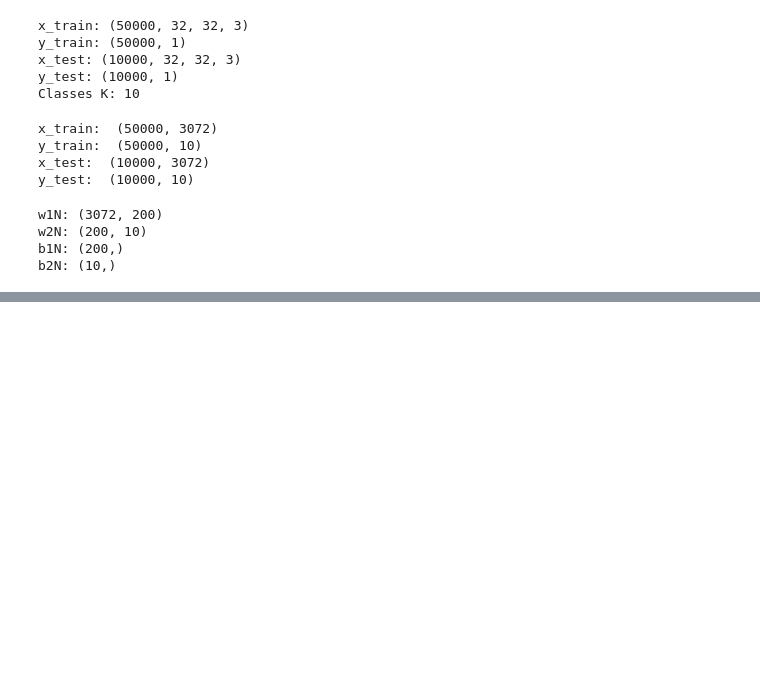
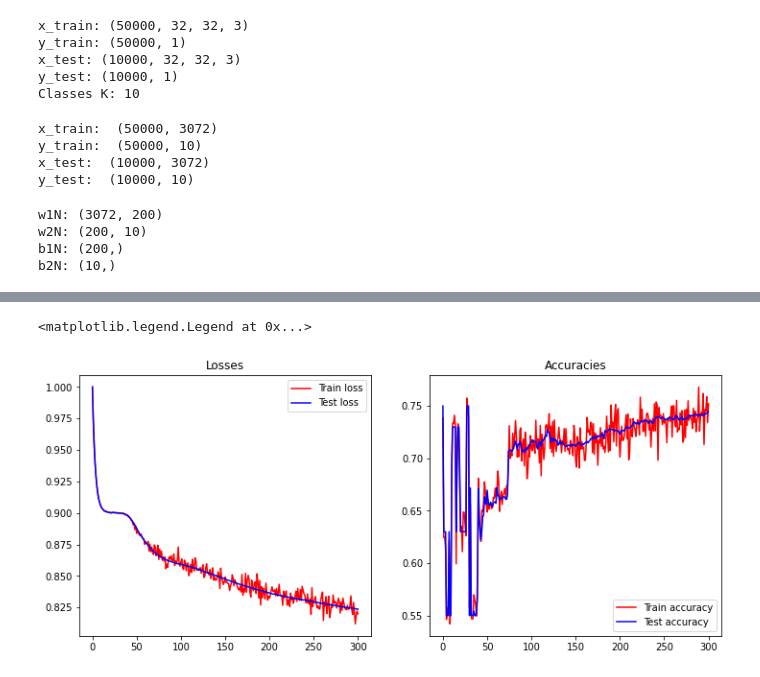
Before and after one commit to DilmiCaldera/Classification-Model-for-CIFAR10, a Jupyter notebook: A04_code.ipynb, the cells around one changed output, grey strips where cells are left out. Saved outputs shown, nothing was run; the diff lists cells and outputs as text; code cells hidden in the pictures; blank space fills up the shorter version.

```diff
--- a/A04_code.ipynb
+++ b/A04_code.ipynb
@@ -330,0 +338,6 @@ axes[1].legend(['Train accuracy','Test accuracy'])
+# %%
+batch_size = 500
+lr = 1.4e-3     #learning rate,alpha
+lr_decay= 0.999
+reg = 5e-6      #regularization parameter,lamda
+w1N,b1N,w2N,b2N,loss_historyN,tst_loss_historyN,train_acc_historyN,val_acc_historyN = TwoLayer(x_train,y_train,x_test,y_test,K,Din,batch_size,lr,lr_decay,reg)
@@ -330,0 +362,16 @@ axes[1].legend(['Train accuracy','Test accuracy'])
+# %%
+#plotting losses and accuracies
+fig, axes  = plt.subplots(1,2, figsize=(12,5))
+
+axes[0].plot(loss_historyN,color="r")
+axes[0].plot(tst_loss_historyN,color="b")
+axes[0].set_title('Losses')
+axes[0].legend(['Train loss','Test loss'])
+
+axes[1].plot(train_acc_historyN,color="r")
+axes[1].plot(val_acc_historyN,color="b")
+axes[1].set_title('Accuracies')
+axes[1].legend(['Train accuracy','Test accuracy'])
+# %% [output]
+<matplotlib.legend.Legend at 0x...>
+[figure, added]
```
Also changed, not shown: parts of 5 cells of this notebook.
